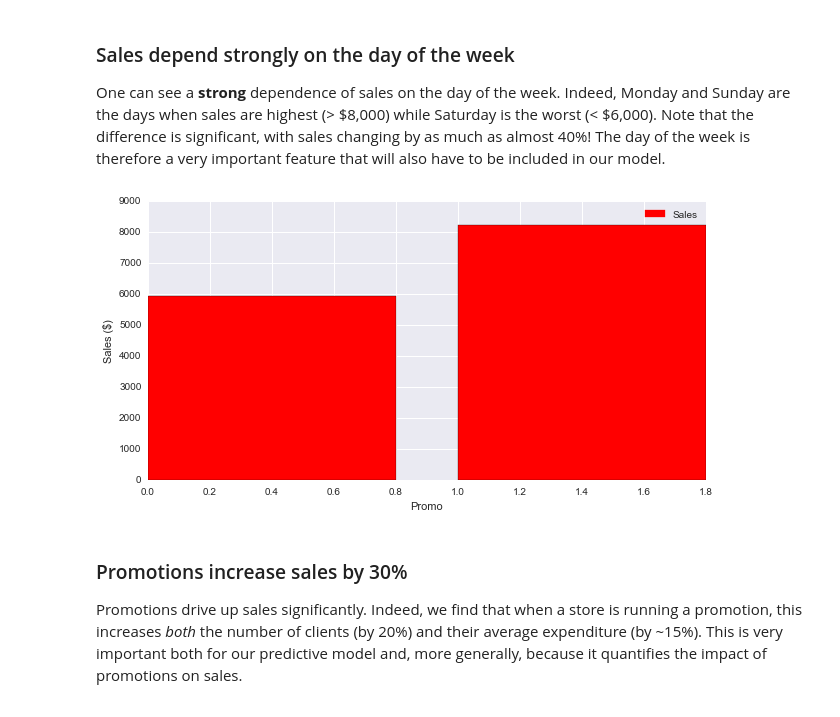
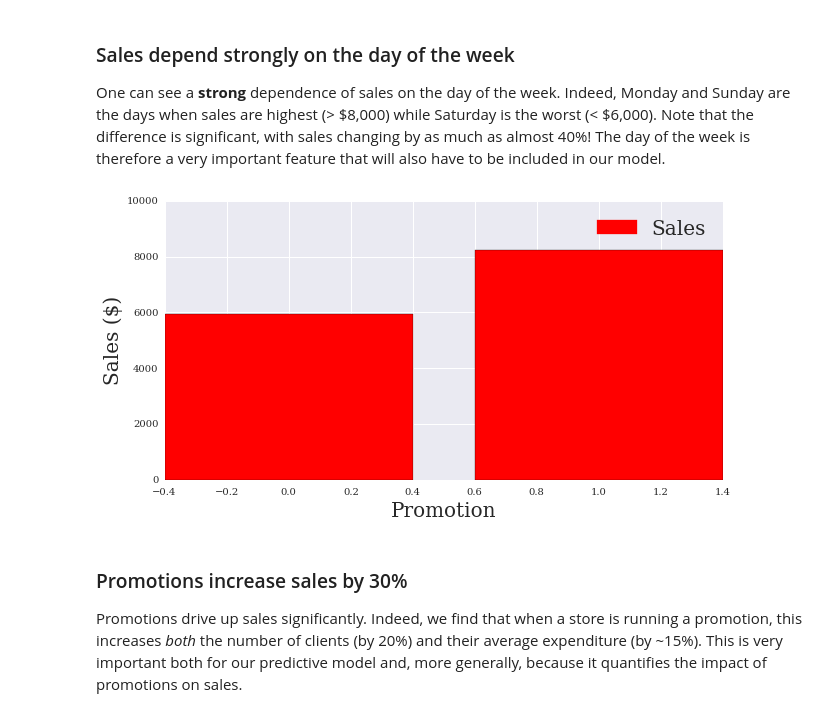
Before and after one commit to DarioMarrocchelli/DSI-Capstone-Project, a Jupyter notebook: Capstone Project Write Up.ipynb, the cells around one changed output. Cells and saved outputs as stored; diff of their text form; code cells hidden in the pictures.

```diff
--- a/Capstone Project Write Up.ipynb
+++ b/Capstone Project Write Up.ipynb
@@ -57,15 +63,16 @@ One can see a **strong** dependence of sales on the day of the week. Indeed, Mon
 # %%
 plt.figure(figsize=(10,5))
 y = concat.groupby('Promo')['Sales'].mean()
-x = concat.groupby(['Promo'])['Promo'].mean()
+x = concat.groupby(['Promo'])['Promo'].mean() -0.4
 plt.bar(x, y, color = 'red', label = 'Sales')
-plt.xlabel('Promo')
-plt.ylabel('Sales ($)')
+plt.xlabel('Promotion', fontsize=20)
+plt.ylabel('Sales ($)', fontsize=20)
 red_patch = mpatches.Patch(color='red', label='Sales')
-plt.legend(handles=[red_patch])
+plt.ylim([0,10000])
+plt.legend(handles=[red_patch],prop={'size':20})
 plt.show()
 # %% [output]
-[figure, old version]
+[figure, new version]
 # %% [markdown]
 ### Promotions increase sales by 30%
 Promotions drive up sales significantly. Indeed, we find that when a store is running a promotion, this increases *both* the number of clients (by 20%) and their average expenditure (by ~15%). This is very important both for our predictive model and, more generally, because it quantifies the impact of promotions on sales.
```
Also changed, not shown: parts of 8 cells of this notebook.
